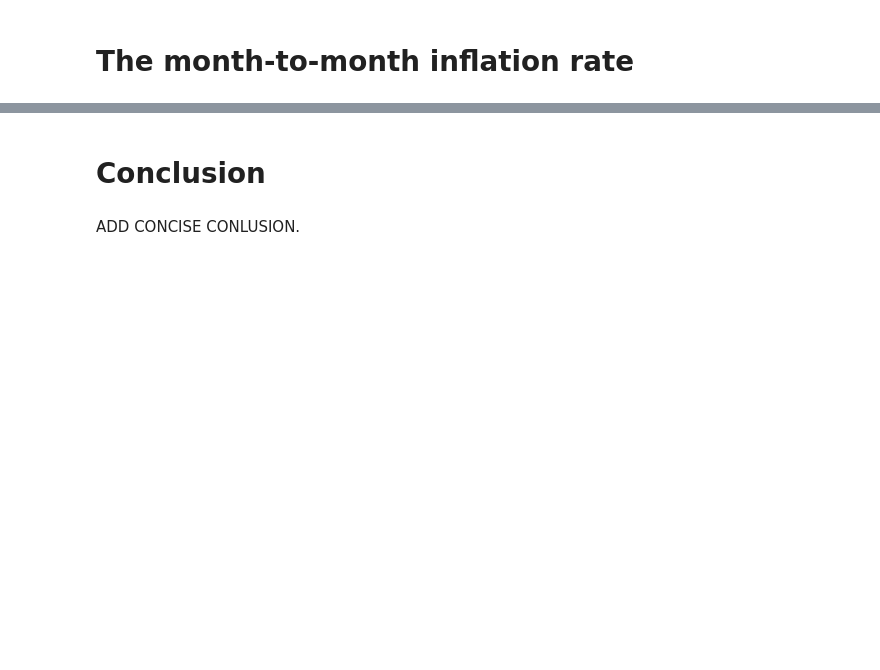
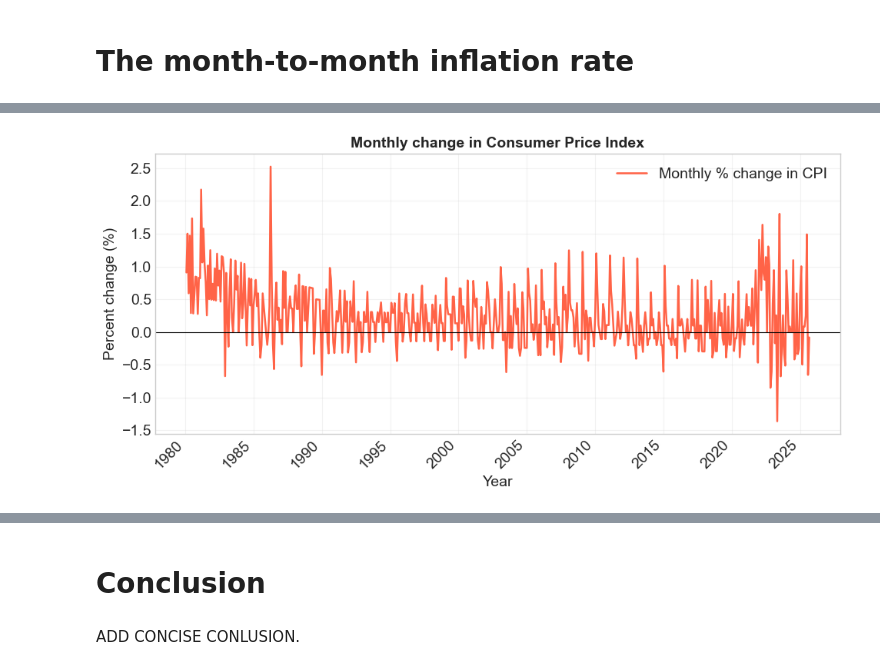
Before and after one commit to gcr710/Andreas, a Jupyter notebook: dataproject/dataproject.ipynb, the cells around one changed output, grey strips where cells are left out. Cells and saved outputs as stored; diff of their text form; code cells hidden in the pictures; blank space fills up the shorter version.

```diff
--- a/dataproject/dataproject.ipynb
+++ b/dataproject/dataproject.ipynb
@@ -243,0 +211,24 @@ Eksempel - seneste månedlige inflation (%): date
+# %%
+priser = priser.sort_values("date")  # sortér kronologisk
+priser["pct_change"] = priser["INDHOLD"].pct_change() * 100
+
+plt.style.use("seaborn-v0_8-whitegrid")
+plt.figure(figsize=(10,5))
+
+plt.plot(priser["date"], priser["pct_change"], color="tomato", linewidth=1.8, label="Monthly % change in CPI")
+
+plt.title("Monthly change in Consumer Price Index", fontsize=14, weight="bold")
+plt.xlabel("Year")
+plt.ylabel("Percent change (%)")
+
+# Show ticks every year
+plt.gca().xaxis.set_major_locator(mdates.YearLocator(5))
+plt.gca().xaxis.set_major_formatter(mdates.DateFormatter("%Y"))
+plt.xticks(rotation=45, ha="right")
+
+plt.axhline(0, color="black", linewidth=0.8)  # horizontal line at 0%
+plt.legend()
+plt.tight_layout()
+plt.show()
+# %% [output]
+[figure, added]
```
Also changed, not shown: parts of 30 cells of this notebook, 2 other files.
